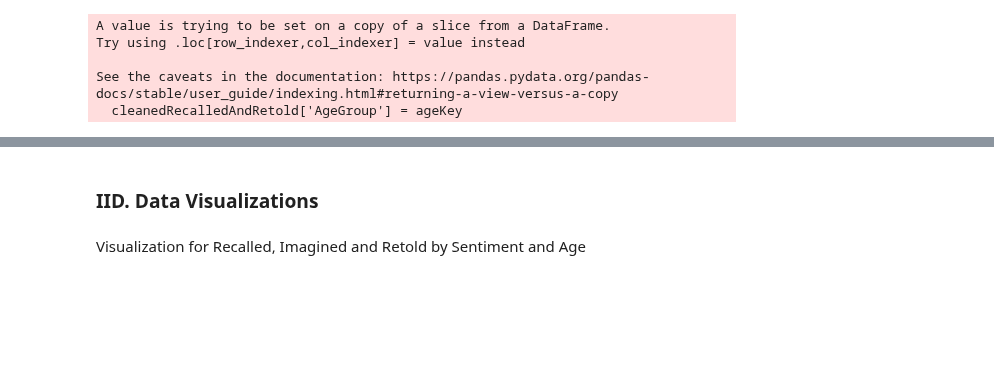
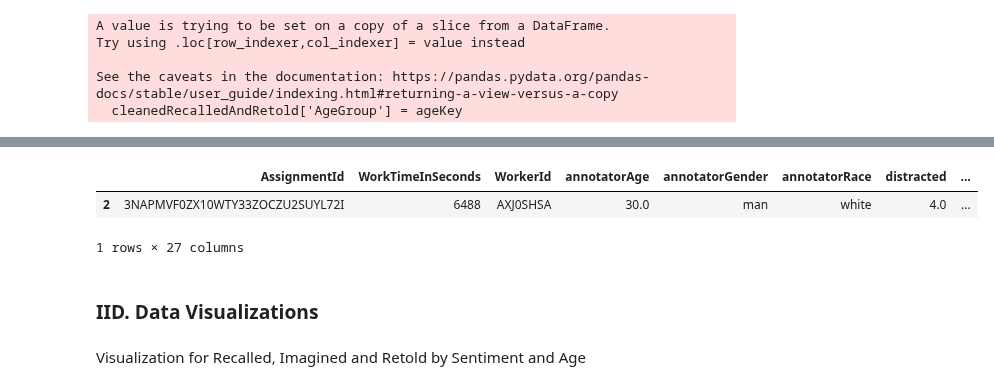
Before and after one commit to dbyers15/EmotionAndMemory, a Jupyter notebook: WorkingNotebook.ipynb, the cells around one changed output, grey strips where cells are left out. Drawn from its saved outputs; the diff is of its cells as text; code cells hidden in the pictures; blank space fills up the shorter version.

```diff
--- a/WorkingNotebook.ipynb
+++ b/WorkingNotebook.ipynb
@@ -486,3 +637,42 @@ See the caveats in the documentation: https://pandas.pydata.org/pandas-docs/stab
+# %%
+recalledRow = newRecalled[newRecalled['recAgnPairId'] == cRRKeys[2]]
+retoldRow = newRetold[newRetold['recAgnPairId'] == cRRKeys[2]]
+
+#Want to see if the change in neg is greater than positive
+
+#Pull the neg, neu, and pos from the column. Stored as a series and not a dict
+negArrReC = pd.DataFrame(recalledRow['sentiment_score'].tolist())['neg'].tolist()
+neuArrReC = pd.DataFrame(recalledRow['sentiment_score'].tolist())['neu'].tolist()
+posArrReC = pd.DataFrame(recalledRow['sentiment_score'].tolist())['pos'].tolist()
+
+negArrReT = pd.DataFrame(retoldRow['sentiment_score'].tolist())['neg'].tolist()
+neuArrReT = pd.DataFrame(retoldRow['sentiment_score'].tolist())['neu'].tolist()
+posArrReT = pd.DataFrame(retoldRow['sentiment_score'].tolist())['pos'].tolist()
+
+#Check the difference between values
+newNegVal = negArrReT[0] - negArrReC[0]
+newPoVal  = posArrReT[0] - posArrReC[0]
+
+if(newPoVal > newNegVal):
+    test.loc[test.recAgnPairId == cRRKeys[2], 'sentChange'] = 1
+elif(newPoVal < newNegVal):
+    test.loc[test.recAgnPairId == cRRKeys[2], 'sentChange'] = -1
+else:
+    test.loc[test.recAgnPairId == cRRKeys[2], 'sentChange'] = 0
+
+
+
+#type(neg)
+#print(neu)
+#print(pos)
+#negVal = dic.get('neg')
+#print(negVal)
+# %%
+test[test['recAgnPairId'] == cRRKeys[2]]
+# %% [output]
+|  | AssignmentId | WorkTimeInSeconds | WorkerId | annotatorAge | annotatorGender | annotatorRace | distracted | ... |
+| 2 | 3NAPMVF0ZX10WTY33ZOCZU2SUYL72I | 6488 | AXJ0SHSA | 30.0 | man | white | 4.0 | ... |
+1 rows × 27 columns
 # %% [markdown]
 ### IID. Data Visualizations
 # %% [markdown]
```
Also changed, not shown: parts of 44 cells of this notebook.
